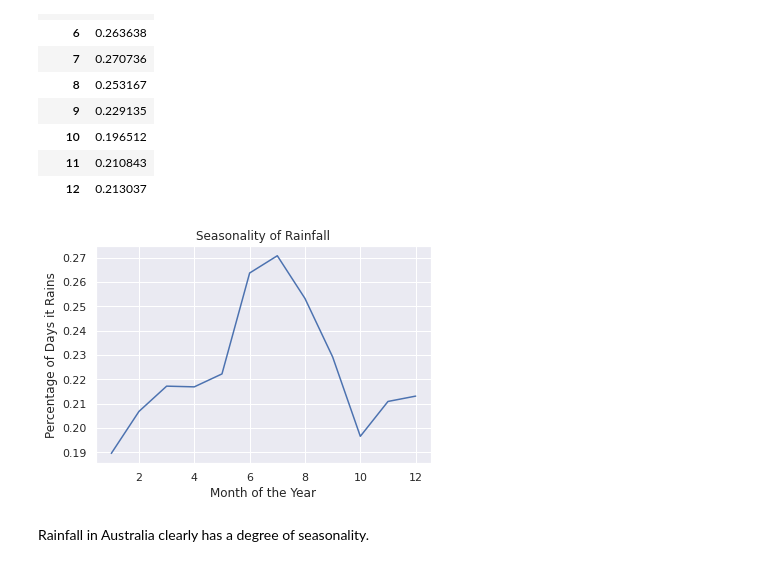
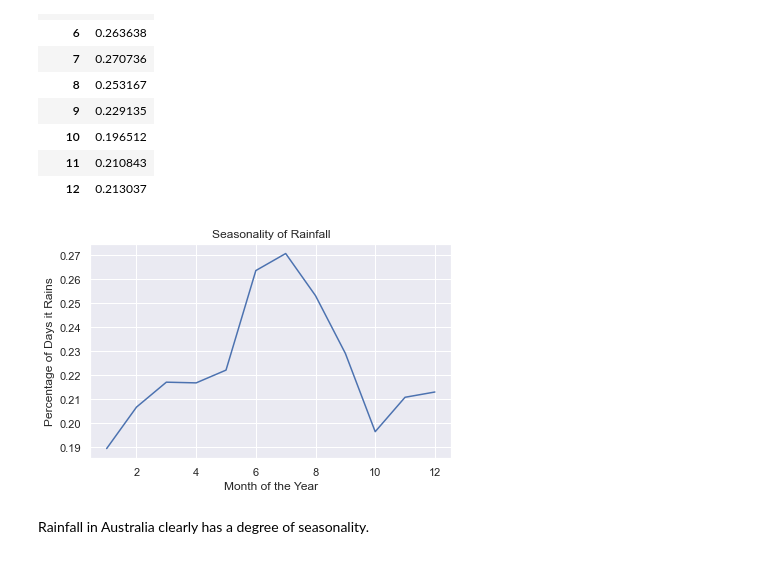
Before and after one commit to tjkyner/australian-rain-prediction, a Jupyter notebook: notebook.ipynb, the cells around one changed output. Drawn from its saved outputs; the diff is of its cells as text; code cells hidden in the pictures.

```diff
--- a/notebook.ipynb
+++ b/notebook.ipynb
@@ -352,10 +357,12 @@ df_seasonality_grouped[['RainToday']]
 # %%
 sns.lineplot(data=df_seasonality_grouped, x=df_seasonality_grouped.index, y='RainToday')
 plt.title('Seasonality of Rainfall')
 plt.xlabel('Month of the Year')
-plt.ylabel('Percentage of Days it Rains');
+plt.ylabel('Percentage of Days it Rains')
+plt.tight_layout()
+plt.savefig('images/seasonality.png', facecolor='white', dpi=100);
 # %% [output]
-[figure, old version]
+[figure, new version]
 # %% [markdown]
 Rainfall in Australia clearly has a degree of seasonality.
 # %% [markdown]
```
Also changed, not shown: parts of 46 cells of this notebook, 7 other files.
